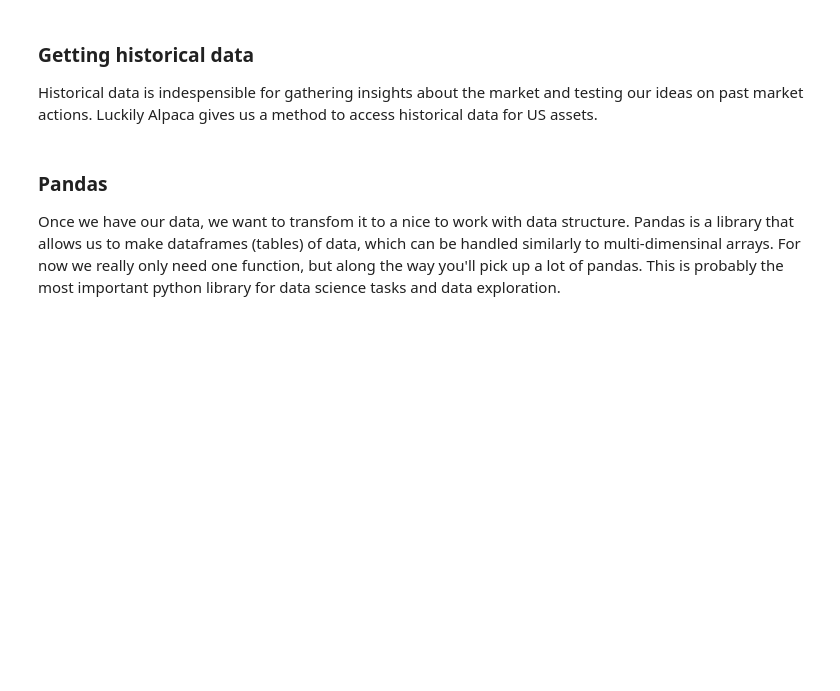
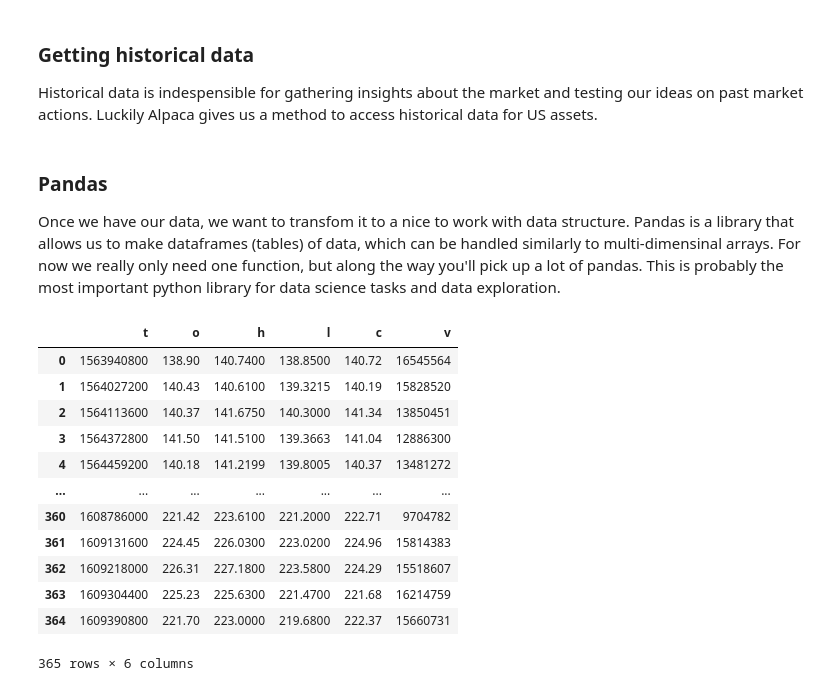
Before and after one commit to bruinquants/intro-to-algotrading-workshop, a Jupyter notebook: Week1.ipynb, the cells around one changed output. Saved outputs shown, nothing was run; the diff lists cells and outputs as text; code cells hidden in the pictures; blank space fills up the shorter version.

```diff
--- a/Week1.ipynb
+++ b/Week1.ipynb
@@ -264,6 +342,21 @@ def make_dataframe(json_data: dict, asset: str):
     # multi-indexing becomes very tedious
     return pd.DataFrame.from_dict(json_data[asset])
 # %%
-historical = get_historical_data("day", "AAPL", 300, '2020-01-01', '2020-12-12')
-# gets one year of historical apple data
-df = make_dataframe(historical, "AAPL")
+historical = get_historical_data("day", "MSFT", 365, '2020-01-01', '2020-12-31')
+# gets one year of historical microsoft data
+msft = make_dataframe(historical, "MSFT")
+msft
+# %% [output]
+|  | t | o | h | l | c | v |
+| 0 | 1563940800 | 138.90 | 140.7400 | 138.8500 | 140.72 | 16545564 |
+| 1 | 1564027200 | 140.43 | 140.6100 | 139.3215 | 140.19 | 15828520 |
+| 2 | 1564113600 | 140.37 | 141.6750 | 140.3000 | 141.34 | 13850451 |
+| 3 | 1564372800 | 141.50 | 141.5100 | 139.3663 | 141.04 | 12886300 |
+| 4 | 1564459200 | 140.18 | 141.2199 | 139.8005 | 140.37 | 13481272 |
+| ... | ... | ... | ... | ... | ... | ... |
+| 360 | 1608786000 | 221.42 | 223.6100 | 221.2000 | 222.71 | 9704782 |
+| 361 | 1609131600 | 224.45 | 226.0300 | 223.0200 | 224.96 | 15814383 |
+| 362 | 1609218000 | 226.31 | 227.1800 | 223.5800 | 224.29 | 15518607 |
+| 363 | 1609304400 | 225.23 | 225.6300 | 221.4700 | 221.68 | 16214759 |
+| 364 | 1609390800 | 221.70 | 223.0000 | 219.6800 | 222.37 | 15660731 |
+365 rows × 6 columns
```
Also changed, not shown: parts of 15 cells of this notebook.
